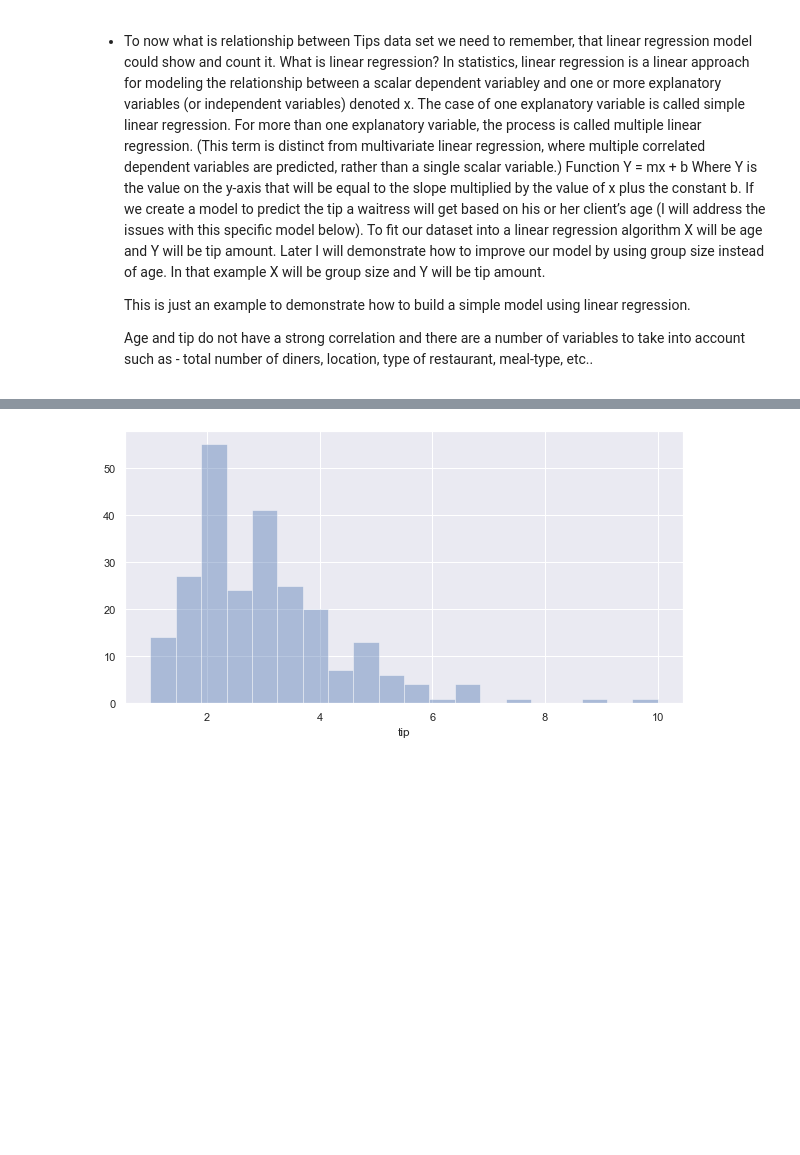
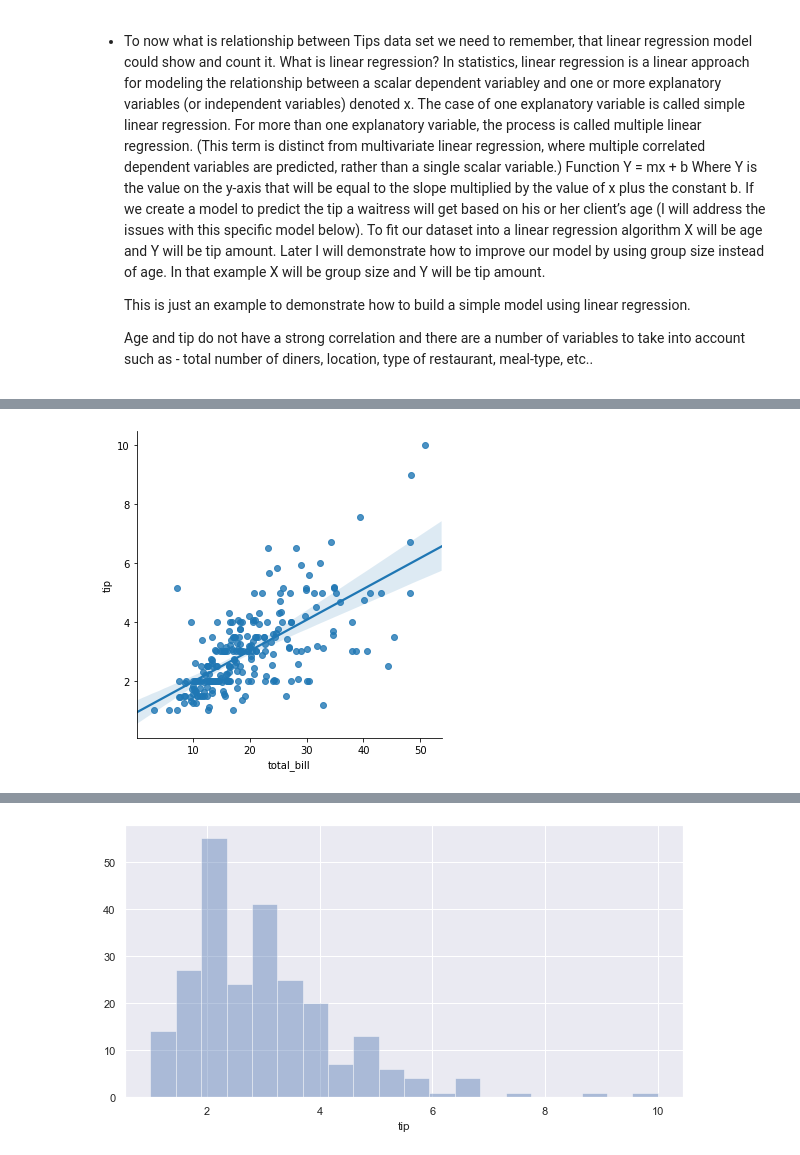
Before and after one commit to rituteval/Fundamentals-assesments, a Jupyter notebook: Tips data set.ipynb, the cells around one changed output, grey strips where cells are left out. Saved outputs shown, nothing was run; the diff lists cells and outputs as text; code cells hidden in the pictures; blank space fills up the shorter version.

```diff
--- a/Tips data set.ipynb
+++ b/Tips data set.ipynb
@@ -282,0 +290,4 @@ plt.show()
+# %%
+sns.lmplot(x="total_bill", y="tip", data=tips);
+# %% [output]
+[figure, added]
```
Also changed, not shown: parts of 3 cells of this notebook.
